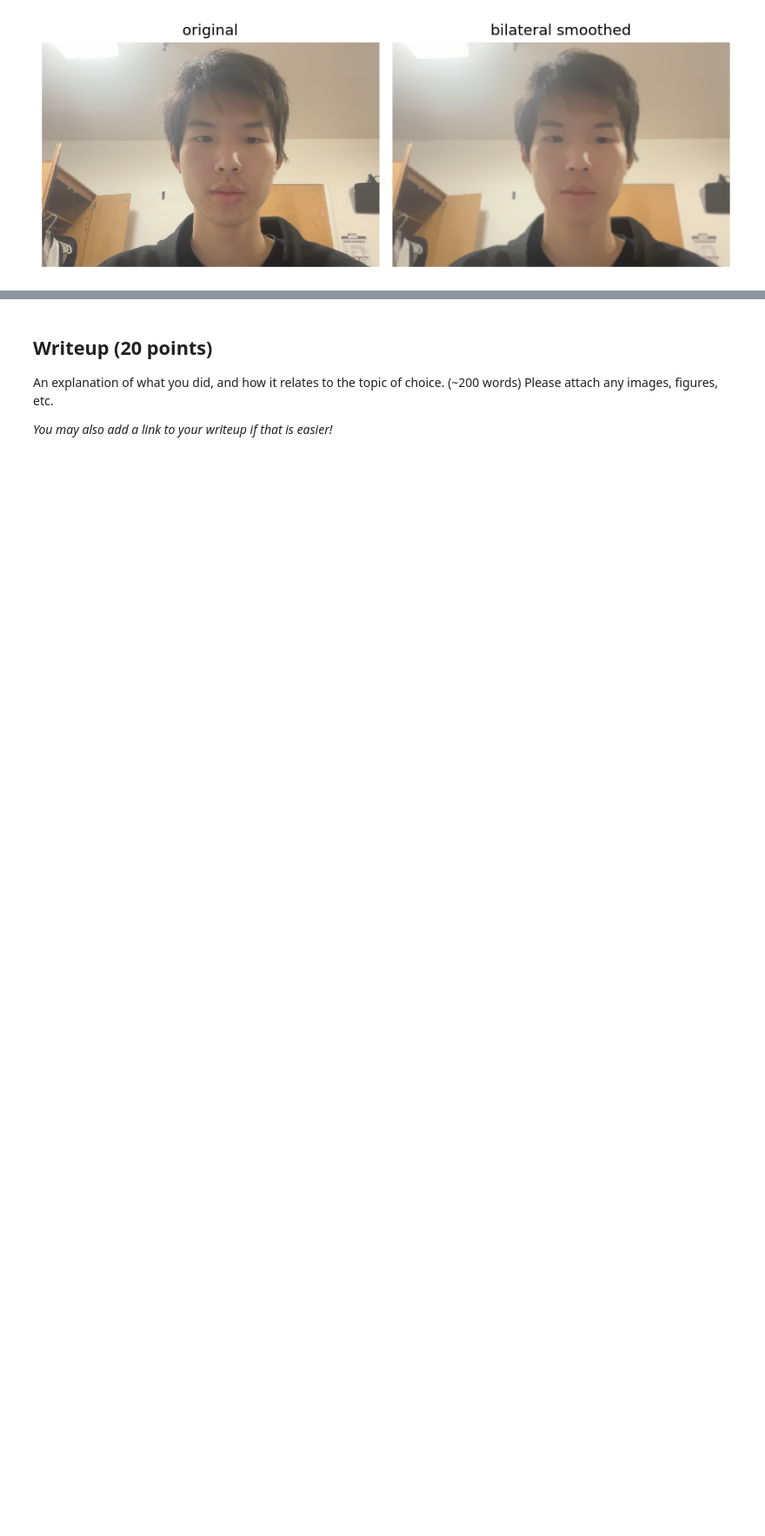
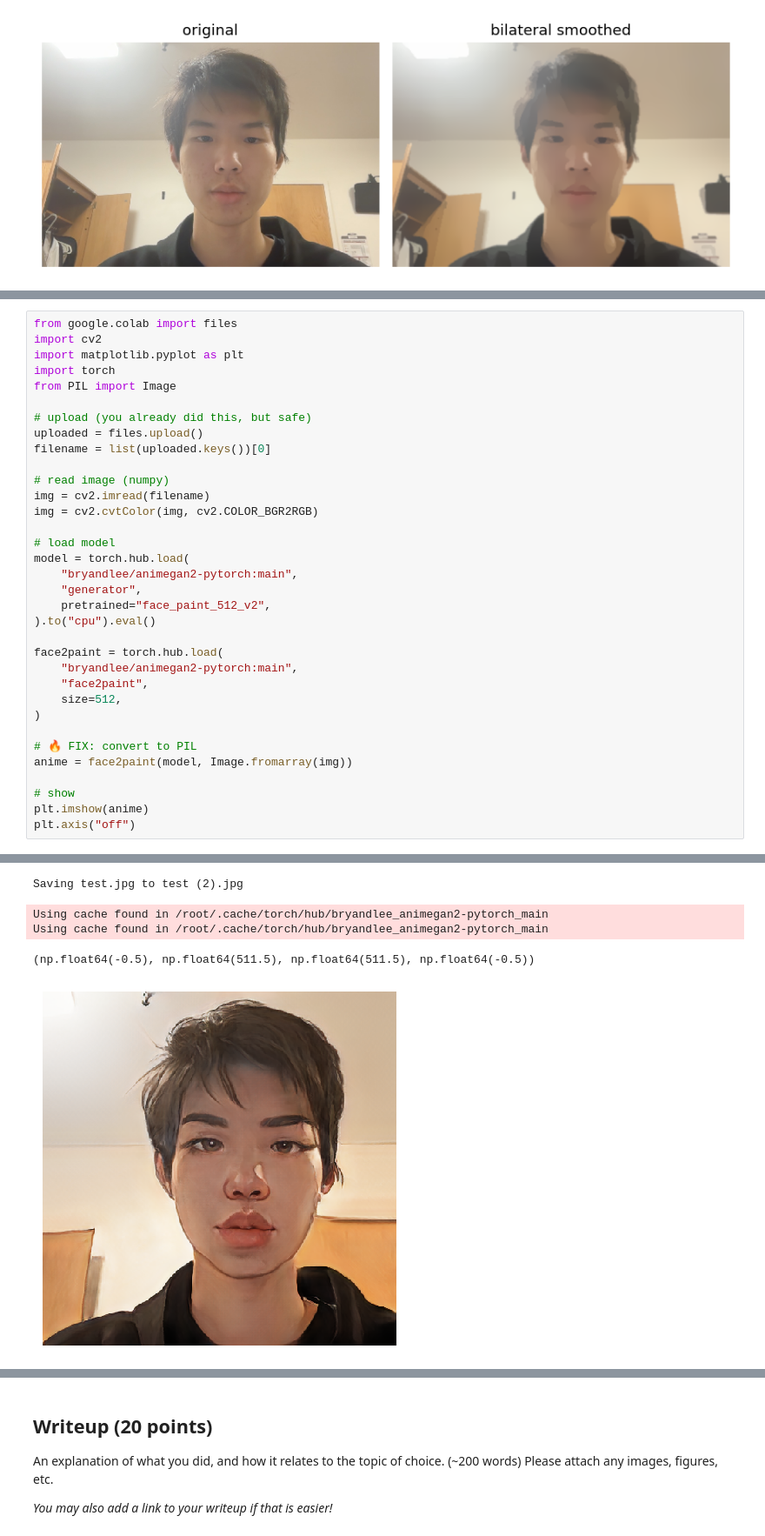
Before and after one commit to Danni281/CS131_release, a Jupyter notebook: spring_2026/project1_release/option_A/option_a_exploration.ipynb, the cells around one changed output, grey strips where cells are left out. Shown at 87% size. Drawn from its saved outputs; the diff is of its cells as text; blank space fills up the shorter version.

```diff
--- a/spring_2026/project1_release/option_A/option_a_exploration.ipynb
+++ b/spring_2026/project1_release/option_A/option_a_exploration.ipynb
@@ -109,0 +197,35 @@ show(quantized_variants, titles=[f"k = {k}" for k in ks], figsize=(16, 4))
+# %%
+from google.colab import files
+import cv2
+import matplotlib.pyplot as plt
+import torch
+from PIL import Image
+
+# upload (you already did this, but safe)
+uploaded = files.upload()
+filename = list(uploaded.keys())[0]
+
+# read image (numpy)
+img = cv2.imread(filename)
+img = cv2.cvtColor(img, cv2.COLOR_BGR2RGB)
+
+# load model
+model = torch.hub.load(
+    "bryandlee/animegan2-pytorch:main",
+    "generator",
+    pretrained="face_paint_512_v2",
+).to("cpu").eval()
+
+face2paint = torch.hub.load(
+    "bryandlee/animegan2-pytorch:main",
+    "face2paint",
+    size=512,
+)
+
+# 🔥 FIX: convert to PIL
+anime = face2paint(model, Image.fromarray(img))
+
+# show
+plt.imshow(anime)
+plt.axis("off")
+# %% [output]
@@ -109,0 +233,5 @@ show(quantized_variants, titles=[f"k = {k}" for k in ks], figsize=(16, 4))
+Saving test.jpg to test (2).jpg
+Using cache found in /root/.cache/torch/hub/bryandlee_animegan2-pytorch_main
+Using cache found in /root/.cache/torch/hub/bryandlee_animegan2-pytorch_main
+(np.float64(-0.5), np.float64(511.5), np.float64(511.5), np.float64(-0.5))
+[figure, added]
```
Also changed, not shown: parts of 10 cells of this notebook.
